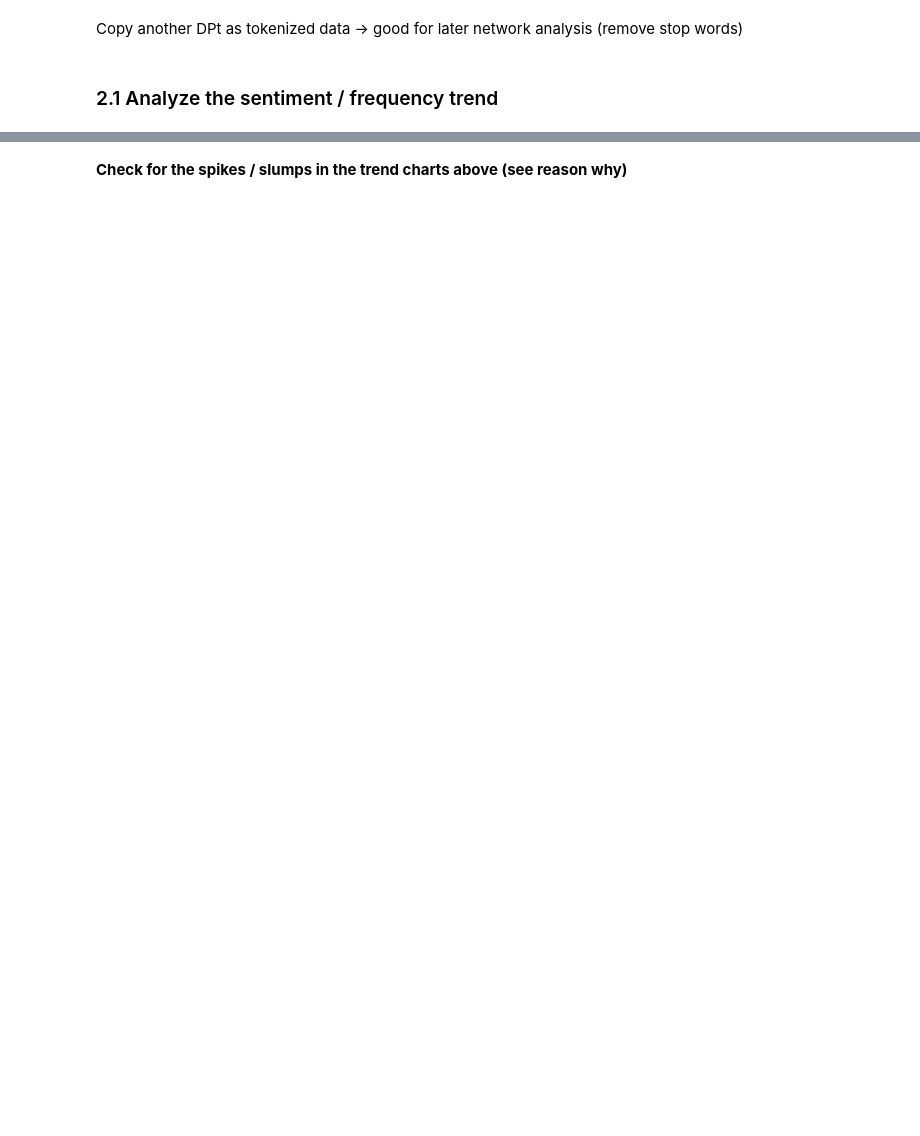
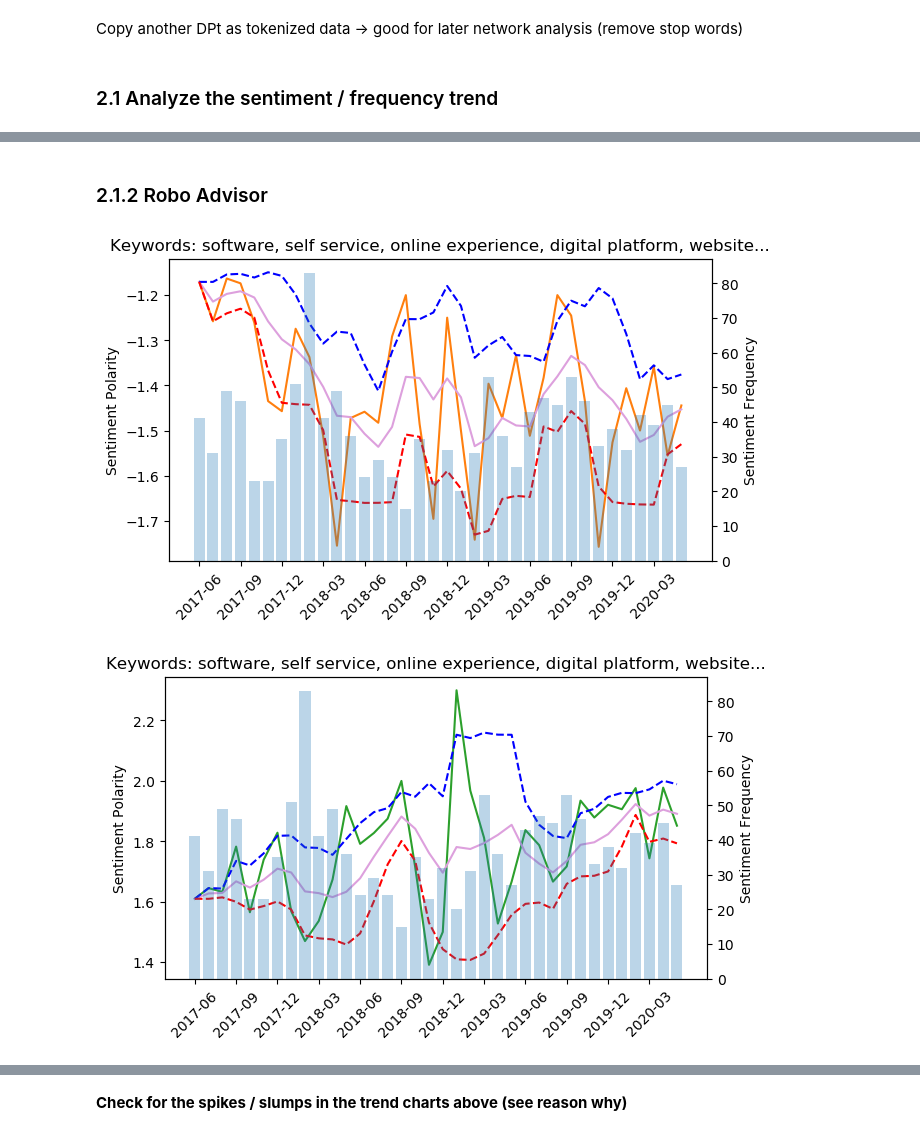
Before and after one commit to Skeneybao/MS-Competition, a Jupyter notebook: Data Scraper and Proprocessor/Topic Classification - Integrated.ipynb, the cells around one changed output, grey strips where cells are left out. Cells and saved outputs as stored; diff of their text form; code cells hidden in the pictures; blank space fills up the shorter version.

```diff
--- a/Data Scraper and Proprocessor/Topic Classification - Integrated.ipynb
+++ b/Data Scraper and Proprocessor/Topic Classification - Integrated.ipynb
@@ -99,0 +160,2 @@ DP.trend_analysis(polarity = [0,1], keyword_list = topic_words,count=1,ma=5)
+# %% [markdown]
+### 2.1.2 Robo Advisor
@@ -99,0 +165,5 @@ DP.trend_analysis(polarity = [0,1], keyword_list = topic_words,count=1,ma=5)
+# %%
+DProbo.trend_analysis(polarity = [0,1], keyword_list = topic_words,count=1,ma=5)
+# %% [output]
+[figure, added]
+[figure, added]
```
Also changed, not shown: parts of 28 cells of this notebook, 4 other files.
